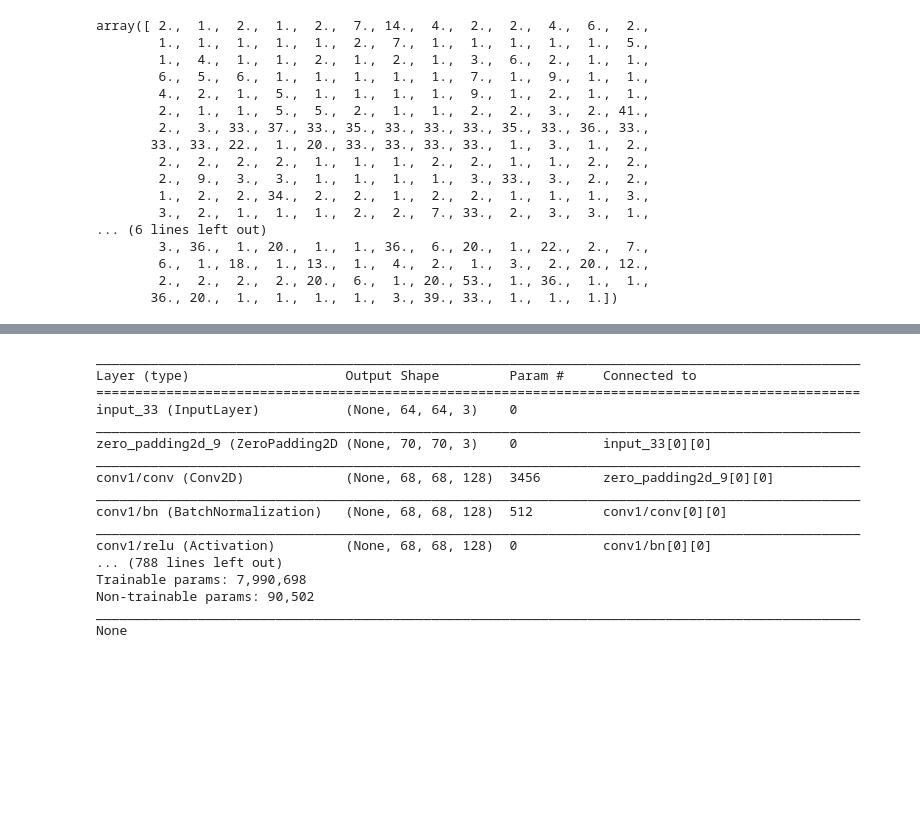
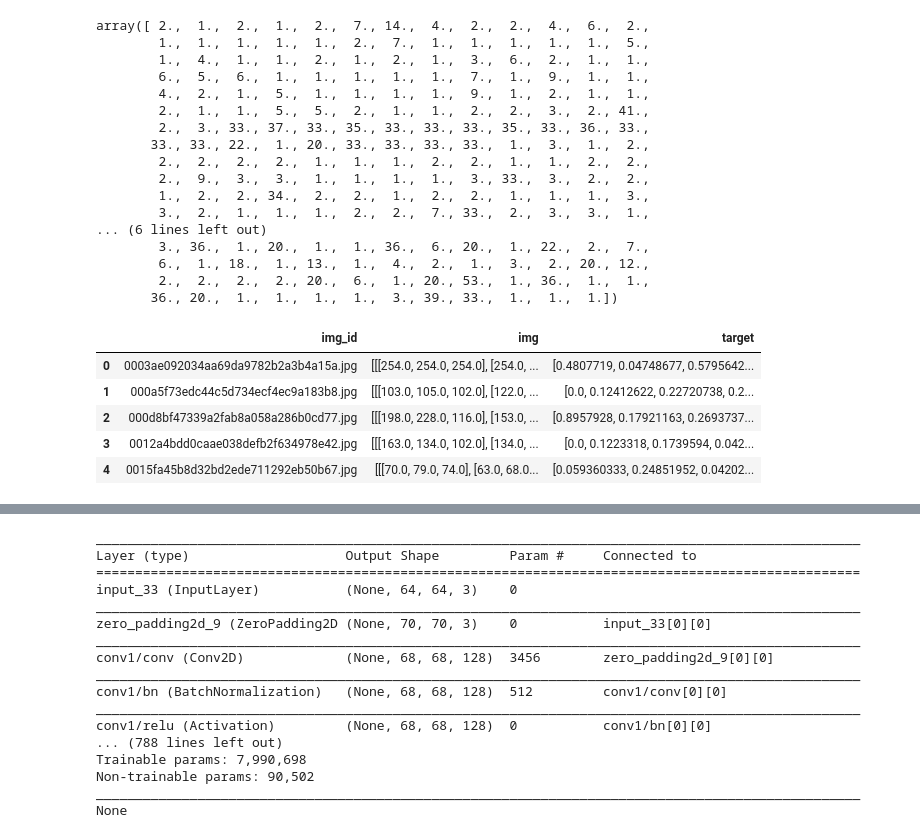
Before and after one commit to ifuding/TC, a Jupyter notebook: ZJC/Code/EmbAttrToImagFeaturesClean_GCN_DataB_Clean.ipynb, the cells around one changed output, grey strips where cells are left out. Saved outputs shown, nothing was run; the diff lists cells and outputs as text; code cells hidden in the pictures; blank space fills up the shorter version.

```diff
--- a/ZJC/Code/EmbAttrToImagFeaturesClean_GCN_DataB_Clean.ipynb
+++ b/ZJC/Code/EmbAttrToImagFeaturesClean_GCN_DataB_Clean.ipynb
@@ -137,13 +138,16 @@ with open(path + '/setA_train_data.pickle', 'rb') as handle:
 with open(path + '/setB_train_data.pickle', 'rb') as handle:
     setB_train_data = pickle.load(handle)
 with open(path + 'setB_test_data.pickle', 'rb') as handle:
-    setB_test_data = pickle.load(handle)
+    test_data = pickle.load(handle)
 
 train_data = setA_train_data.append(setB_train_data)
 del setA_train_data, setB_train_data
-with open(path + '/model_sub/6_12_24_16_ini64_growth32_inistride2_03621/flat_train_re_2018_09_21_21_10_59.pickle', 'rb') as handle:
+with open(path + '/model_sub/6_12_24_16_ini128_growth32_inistride1_augdata_05077/flat_train_re_2018_09_24_03_07_15.pickle', 'rb') as handle:
     flat_train_re = pickle.load(handle)
-
+train_data['target'] = list(flat_train_re)
+with open(path + '/model_sub/6_12_24_16_ini128_growth32_inistride1_augdata_05077/flat_test_re_2018_09_24_03_07_15.pickle', 'rb') as handle:
+    flat_test_re = pickle.load(handle)
+test_data['target'] = list(flat_test_re)
 # train_data.drop(columns = ['img_id'], inplace = True)
 
 # with open(path + '/model_sub/6_12_24_16_ini64_growth32_inistride1_augdata_05010/train_data_2018_09_23_10_47_03.pickle', 'rb') as handle:
@@ -155,3 +157,12 @@ train_data = setB_train_data
+# %%
+test_data.head()
+# %% [output]
+|  | img_id | img | target |
+| 0 | 0003ae092034aa69da9782b2a3b4a15a.jpg | [[[254.0, 254.0, 254.0], [254.0, ... | [0.4807719, 0.04748677, 0.5795642... |
+| 1 | 000a5f73edc44c5d734ecf4ec9a183b8.jpg | [[[103.0, 105.0, 102.0], [122.0, ... | [0.0, 0.12412622, 0.22720738, 0.2... |
+| 2 | 000d8bf47339a2fab8a058a286b0cd77.jpg | [[[198.0, 228.0, 116.0], [153.0, ... | [0.8957928, 0.17921163, 0.2693737... |
+| 3 | 0012a4bdd0caae038defb2f634978e42.jpg | [[[163.0, 134.0, 102.0], [134.0, ... | [0.0, 0.1223318, 0.1739594, 0.042... |
+| 4 | 0015fa45b8d32bd2ede711292eb50b67.jpg | [[[70.0, 79.0, 74.0], [63.0, 68.0... | [0.059360333, 0.24851952, 0.04202... |
 # %%
 fast_text =  pd.read_csv(path + '/DatasetB_20180919/FoundInFastText',
                         index_col = 0, sep = ' ', header = None)
```
Also changed, not shown: parts of 12 cells of this notebook.
